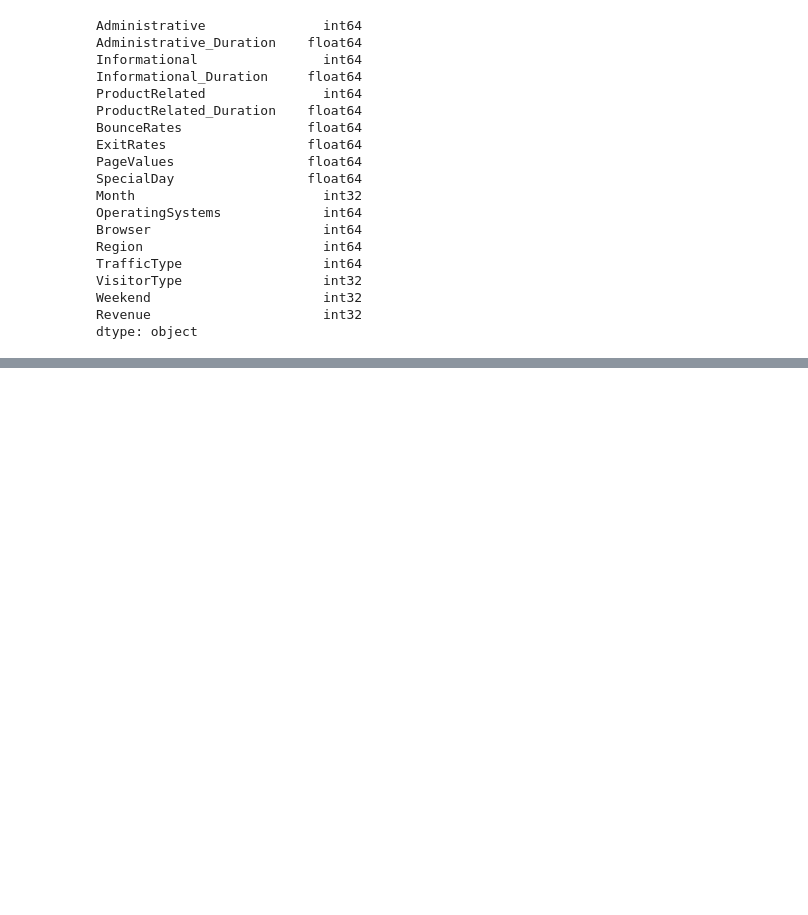
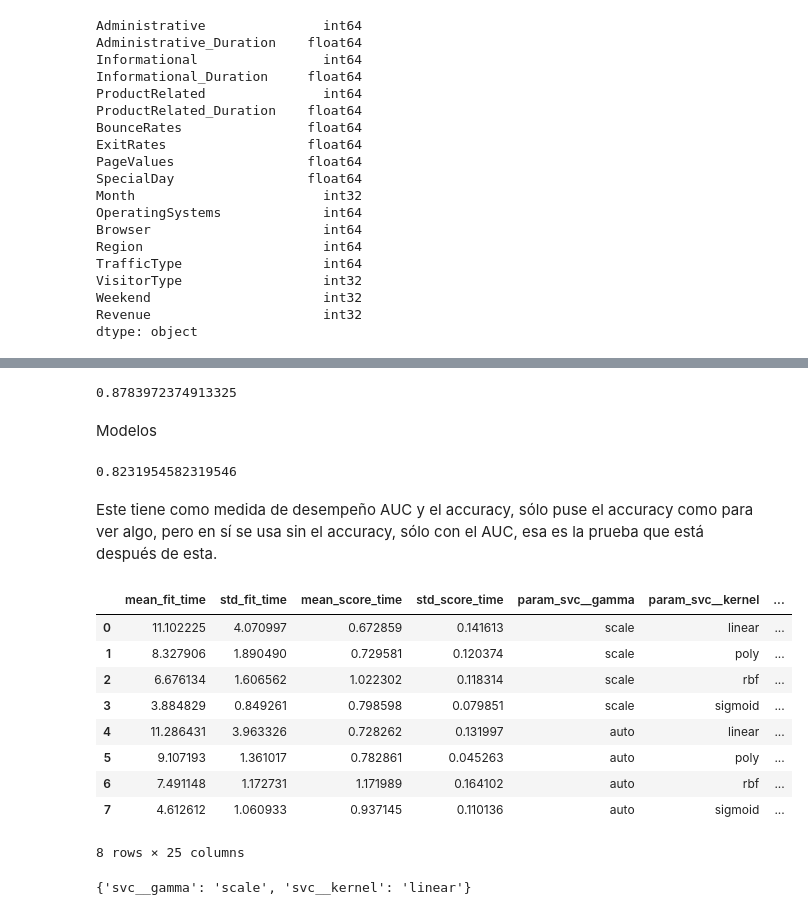
Before and after one commit to lkarol00/simulacion, a Jupyter notebook: Proyecto Semestre.ipynb, the cells around one changed output, grey strips where cells are left out. Saved outputs shown, nothing was run; the diff lists cells and outputs as text; code cells hidden in the pictures; blank space fills up the shorter version.

Commit message:
add model classifier

```diff
--- a/Proyecto Semestre.ipynb
+++ b/Proyecto Semestre.ipynb
@@ -204,0 +264,6 @@ dtype: object
+# %%
+calculateAUC(clf)
+# %% [output]
+0.8783972374913325
+# %% [markdown]
+Modelos
@@ -204,0 +277,43 @@ dtype: object
+# %%
+accuracy_score(y_test, y_pred)
+# %% [output]
+0.8231954582319546
+# %%
+from sklearn.model_selection import GridSearchCV
+from sklearn.neighbors import KernelDensity
+from sklearn.metrics import make_scorer
+from sklearn.metrics import accuracy_score
+from sklearn.model_selection import StratifiedKFold
+
+skf = StratifiedKFold(n_splits=2)
+# %% [markdown]
+Este tiene como medida de desempeño AUC y el accuracy, sólo puse el accuracy como para ver algo, pero en sí se usa sin el accuracy, sólo con el AUC, esa es la prueba que está después de esta.
+# %%
+scoring = {'AUC': 'roc_auc', 'Accuracy': make_scorer(accuracy_score)}
+parameters = {'svc__kernel':('linear', 'poly', 'rbf', 'sigmoid'),
+              'svc__gamma':('scale','auto')}
+
+pp = make_pipeline(StandardScaler(), SVC(probability = True))
+
+gs = GridSearchCV(pp, parameters, cv=skf, scoring=scoring, refit='AUC', return_train_score=True)
+
+gs.fit(X, Y)
+results = gs.cv_results_
+# %%
+data = pandas.DataFrame(results)
+data
+# %% [output]
+|  | mean_fit_time | std_fit_time | mean_score_time | std_score_time | param_svc__gamma | param_svc__kernel | ... |
+| 0 | 11.102225 | 4.070997 | 0.672859 | 0.141613 | scale | linear | ... |
+| 1 | 8.327906 | 1.890490 | 0.729581 | 0.120374 | scale | poly | ... |
+| 2 | 6.676134 | 1.606562 | 1.022302 | 0.118314 | scale | rbf | ... |
+| 3 | 3.884829 | 0.849261 | 0.798598 | 0.079851 | scale | sigmoid | ... |
+| 4 | 11.286431 | 3.963326 | 0.728262 | 0.131997 | auto | linear | ... |
+| 5 | 9.107193 | 1.361017 | 0.782861 | 0.045263 | auto | poly | ... |
+| 6 | 7.491148 | 1.172731 | 1.171989 | 0.164102 | auto | rbf | ... |
+| 7 | 4.612612 | 1.060933 | 0.937145 | 0.110136 | auto | sigmoid | ... |
+8 rows × 25 columns
+# %%
+gs.best_params_
+# %% [output]
+{'svc__gamma': 'scale', 'svc__kernel': 'linear'}
```
Also changed, not shown: parts of 16 cells of this notebook.
